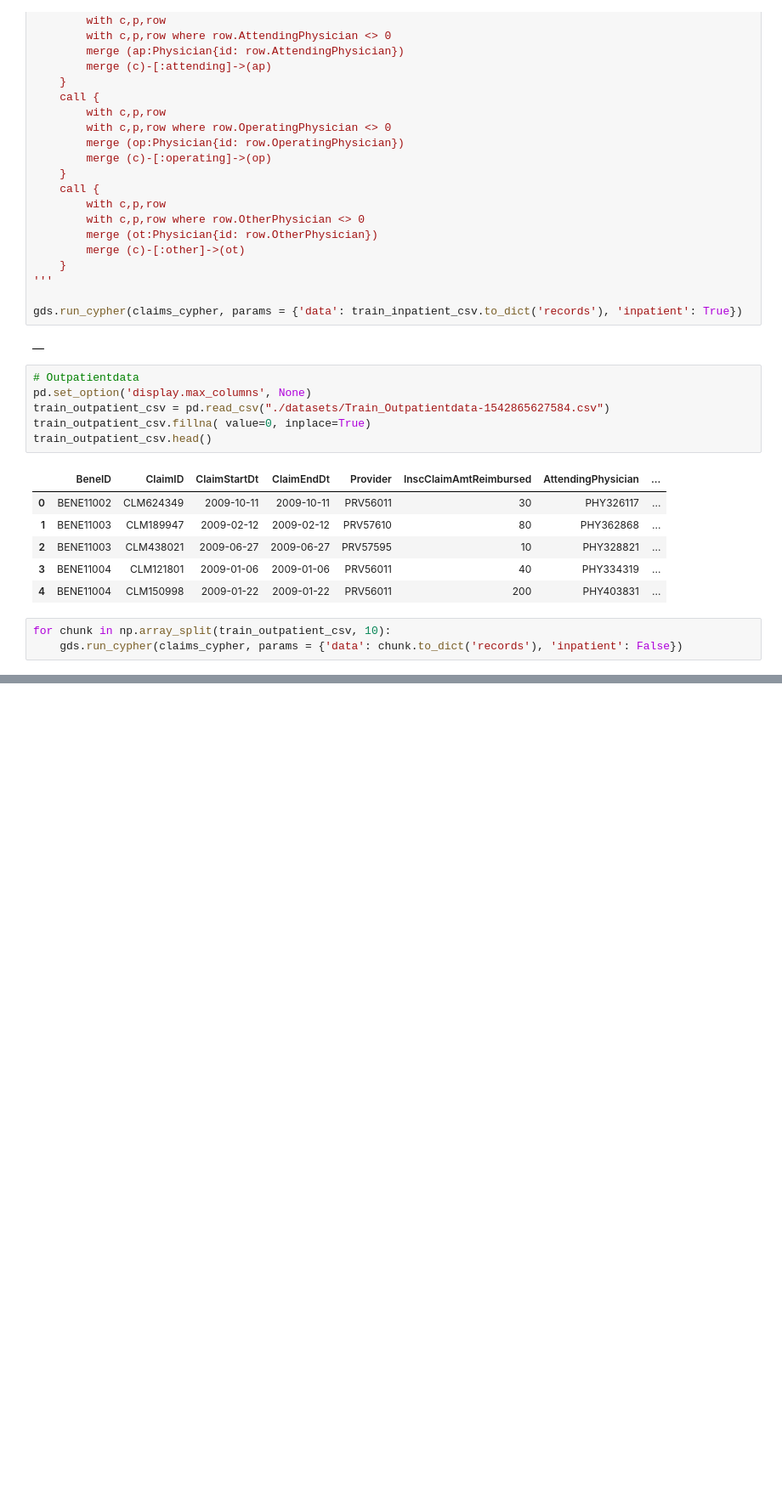
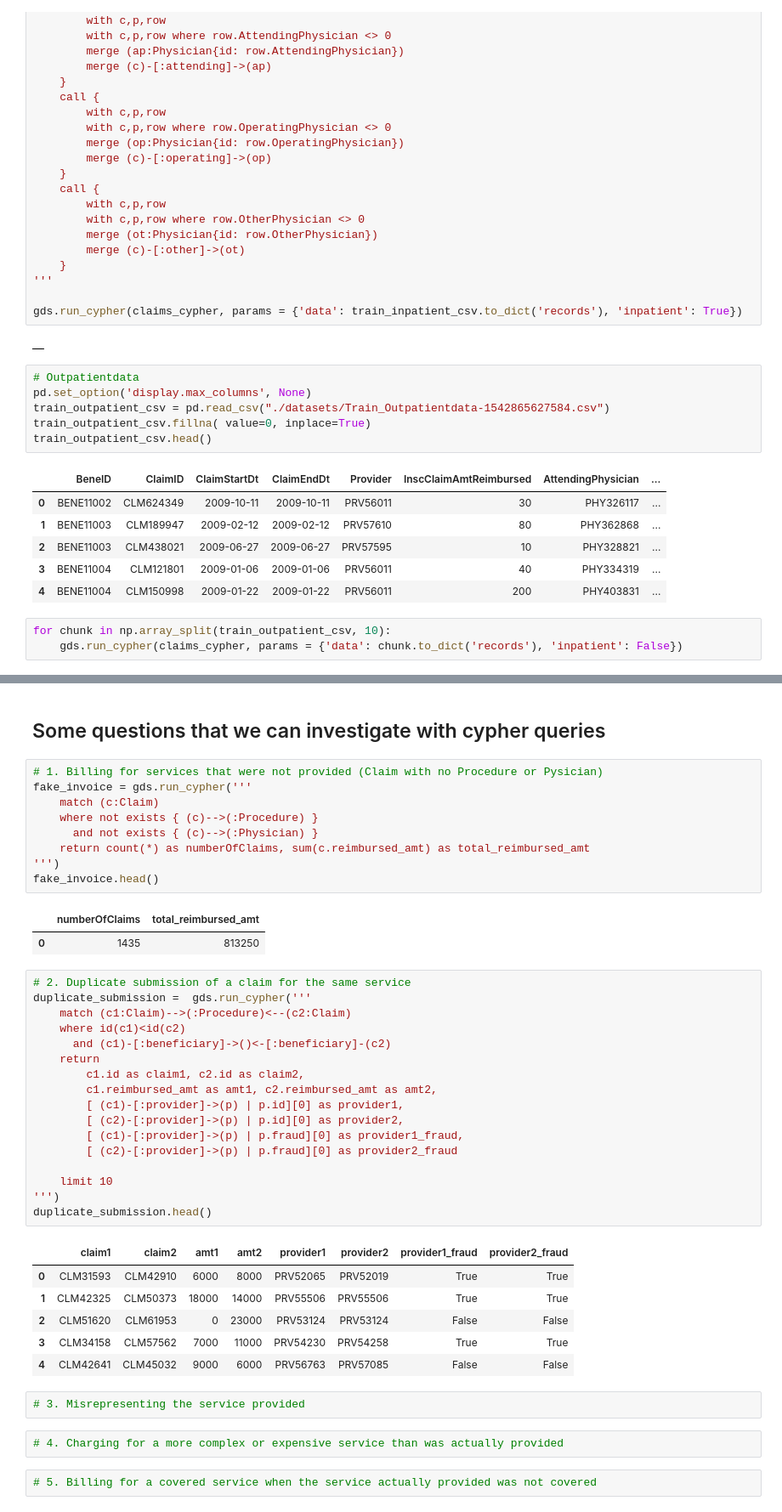
Before and after one commit to lqst/neo4j-hackathons, a Jupyter notebook: project3/01 medicare.ipynb, the cells around one changed output, grey strips where cells are left out. Shown at 85% size. Drawn from its saved outputs; the diff is of its cells as text; blank space fills up the shorter version.

Commit message:
Queries added

```diff
--- a/project3/01 medicare.ipynb
+++ b/project3/01 medicare.ipynb
@@ -256,3 +256,47 @@ for chunk in np.array_split(train_outpatient_csv, 10):
 # %% [markdown]
 ## Graph model so far
 ![](./images/model.png)
+# %% [markdown]
+## Some questions that we can investigate with cypher queries
+# %%
+# 1. Billing for services that were not provided (Claim with no Procedure or Pysician)
+fake_invoice = gds.run_cypher('''
+    match (c:Claim)
+    where not exists { (c)-->(:Procedure) }
+      and not exists { (c)-->(:Physician) }
+    return count(*) as numberOfClaims, sum(c.reimbursed_amt) as total_reimbursed_amt
+''')
+fake_invoice.head()
+# %% [output]
+|  | numberOfClaims | total_reimbursed_amt |
+| 0 | 1435 | 813250 |
+# %%
+# 2. Duplicate submission of a claim for the same service
+duplicate_submission =  gds.run_cypher('''
+    match (c1:Claim)-->(:Procedure)<--(c2:Claim)
+    where id(c1)<id(c2)
+      and (c1)-[:beneficiary]->()<-[:beneficiary]-(c2)
+    return
+        c1.id as claim1, c2.id as claim2,
+        c1.reimbursed_amt as amt1, c2.reimbursed_amt as amt2,
+        [ (c1)-[:provider]->(p) | p.id][0] as provider1,
+        [ (c2)-[:provider]->(p) | p.id][0] as provider2,
+        [ (c1)-[:provider]->(p) | p.fraud][0] as provider1_fraud,
+        [ (c2)-[:provider]->(p) | p.fraud][0] as provider2_fraud
+
+    limit 10
+''')
+duplicate_submission.head()
+# %% [output]
+|  | claim1 | claim2 | amt1 | amt2 | provider1 | provider2 | provider1_fraud | provider2_fraud |
+| 0 | CLM31593 | CLM42910 | 6000 | 8000 | PRV52065 | PRV52019 | True | True |
+| 1 | CLM42325 | CLM50373 | 18000 | 14000 | PRV55506 | PRV55506 | True | True |
+| 2 | CLM51620 | CLM61953 | 0 | 23000 | PRV53124 | PRV53124 | False | False |
+| 3 | CLM34158 | CLM57562 | 7000 | 11000 | PRV54230 | PRV54258 | True | True |
+| 4 | CLM42641 | CLM45032 | 9000 | 6000 | PRV56763 | PRV57085 | False | False |
+# %%
+# 3. Misrepresenting the service provided
+# %%
+# 4. Charging for a more complex or expensive service than was actually provided
+# %%
+# 5. Billing for a covered service when the service actually provided was not covered
```
